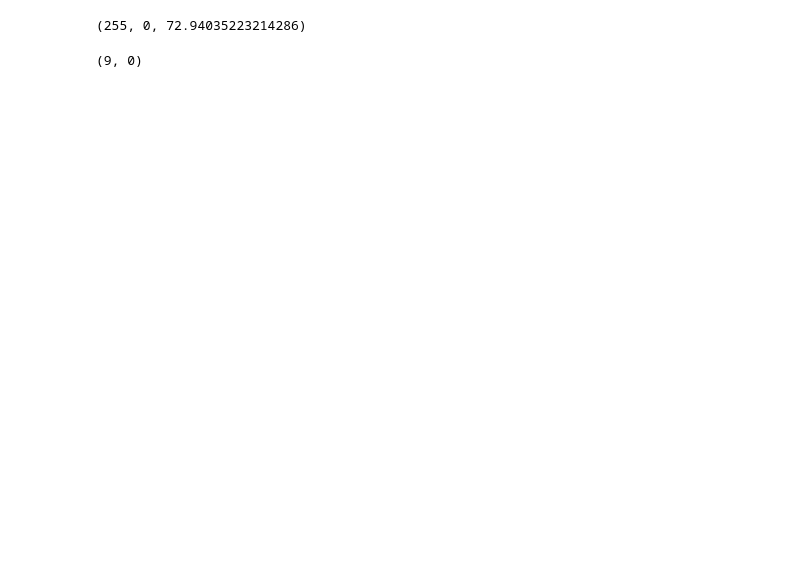
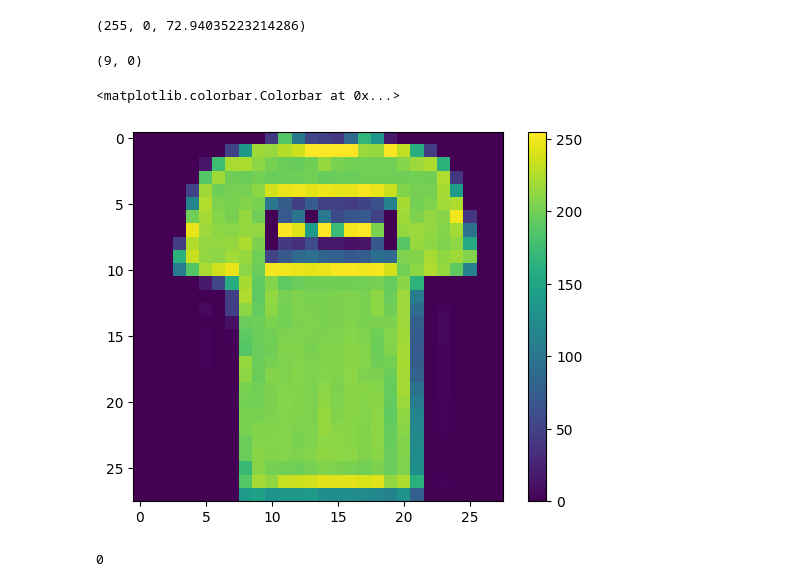
Before and after one commit to Dei-gratia/Machine-Learning-Projects, a Jupyter notebook: Machine Learning & Deep Learning Projects/ANN_for_Image_Classification.ipynb, the cells around one changed output. Saved outputs shown, nothing was run; the diff lists cells and outputs as text; code cells hidden in the pictures; blank space fills up the shorter version.

```diff
--- a/Machine Learning & Deep Learning Projects/ANN_for_Image_Classification.ipynb
+++ b/Machine Learning & Deep Learning Projects/ANN_for_Image_Classification.ipynb
@@ -31,3 +33,15 @@ np.max(X_train), np.min(X_train), np.mean(X_train)
 np.max(y_train), np.min(y_train)
 # %% [output]
 (9, 0)
+# %%
+#Data Exploration
+plt.figure()
+plt.imshow(X_train[1])
+plt.colorbar()
+# %% [output]
+<matplotlib.colorbar.Colorbar at 0x...>
+[figure, added]
+# %%
+y_train[1]
+# %% [output]
+0
```
Also changed, not shown: parts of 5 cells of this notebook.
